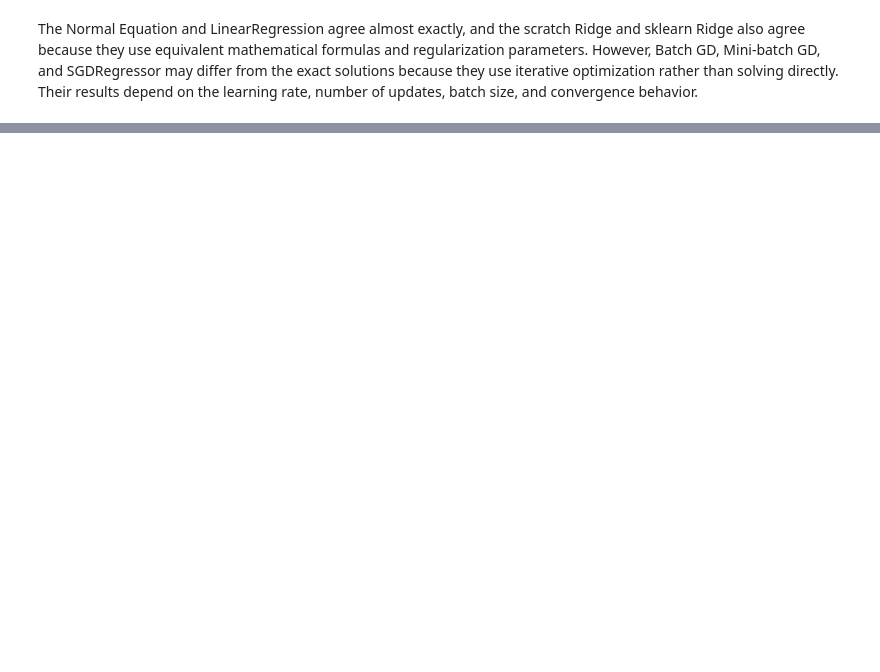
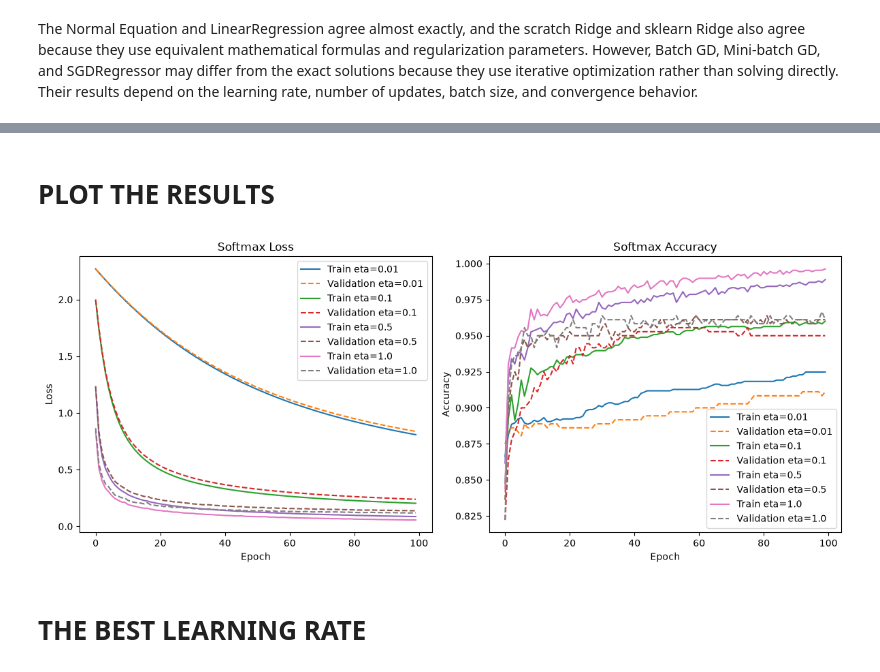
Before and after one commit to mahmoudshafea/Linear_models_-_SVM, a Jupyter notebook: 9401_assignment2.ipynb, the cells around one changed output, grey strips where cells are left out. Saved outputs shown, nothing was run; the diff lists cells and outputs as text; code cells hidden in the pictures; blank space fills up the shorter version.

```diff
--- a/9401_assignment2.ipynb
+++ b/9401_assignment2.ipynb
@@ -1372,0 +2131,5 @@ The Normal Equation and LinearRegression agree almost exactly, and the scratch R
+# %%
+def softmax(S):
+    S_shifted = S - np.max(S, axis=1, keepdims=True)
+    exp_S = np.exp(S_shifted)
+    return exp_S / np.sum(exp_S, axis=1, keepdims=True)
@@ -1372,0 +2219,13 @@ The Normal Equation and LinearRegression agree almost exactly, and the scratch R
+# %%
+rng = np.random.default_rng(42)
+
+W_random = rng.normal(0, 0.1, size=(65, 10))
+
+error = softmax_grad_check(
+    X_train_digits_tilde,
+    y_train_digits,
+    W_random,
+    lam=0.1
+)
+
+print("Gradient check relative error:", error)
@@ -1372,0 +2308,55 @@ The Normal Equation and LinearRegression agree almost exactly, and the scratch R
+# %% [markdown]
+# PLOT THE RESULTS
+# %%
+plt.figure(figsize=(12, 5))
+
+plt.subplot(1, 2, 1)
+
+for eta in learning_rates:
+    W, train_loss, val_loss, train_acc, val_acc = train_softmax(
+        X_train_digits_tilde,
+        y_train_digits,
+        X_val_digits_tilde,
+        y_val_digits,
+        eta=eta,
+        lam=0,
+        epochs=100,
+        batch_size=64
+    )
+
+    plt.plot(train_loss, label=f"Train eta={eta}")
+    plt.plot(val_loss, linestyle="--", label=f"Validation eta={eta}")
+
+plt.xlabel("Epoch")
+plt.ylabel("Loss")
+plt.title("Softmax Loss")
+plt.legend()
+
+plt.subplot(1, 2, 2)
+
+for eta in learning_rates:
+    W, train_loss, val_loss, train_acc, val_acc = train_softmax(
+        X_train_digits_tilde,
+        y_train_digits,
+        X_val_digits_tilde,
+        y_val_digits,
+        eta=eta,
+        lam=0,
+        epochs=100,
+        batch_size=64
+    )
+
+    plt.plot(train_acc, label=f"Train eta={eta}")
+    plt.plot(val_acc, linestyle="--", label=f"Validation eta={eta}")
+
+plt.xlabel("Epoch")
+plt.ylabel("Accuracy")
+plt.title("Softmax Accuracy")
+plt.legend()
+
+plt.tight_layout()
+plt.show()
+# %% [output]
+[figure, added]
+# %% [markdown]
+# THE BEST LEARNING RATE
```
Also changed, not shown: parts of 130 cells of this notebook.
